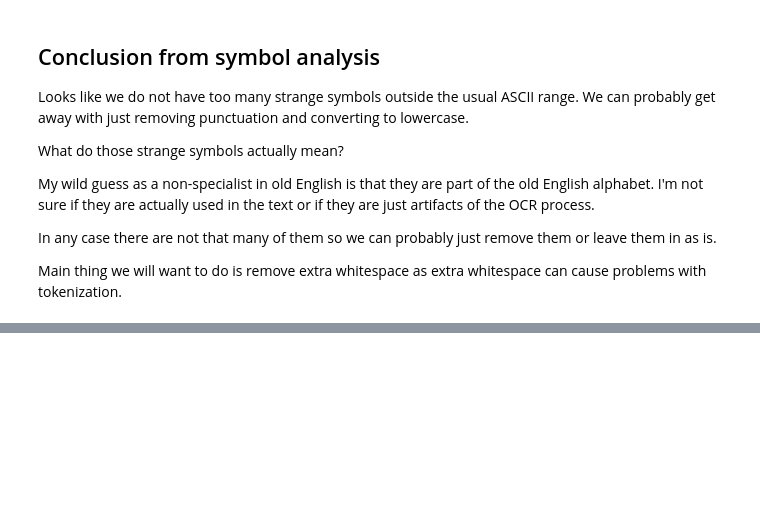
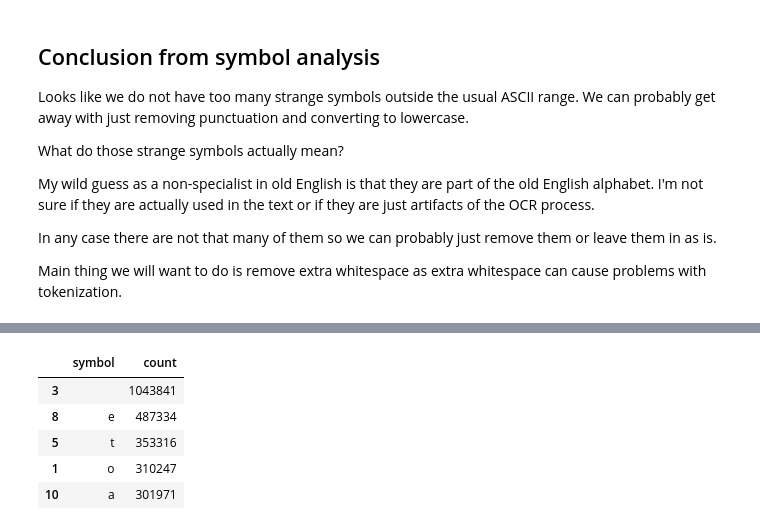
Before and after one commit to ValRCS/BSSDH_2023_workshop, a Jupyter notebook: notebooks/day1_part2_processing.ipynb, the cells around one changed output, grey strips where cells are left out. Saved outputs shown, nothing was run; the diff lists cells and outputs as text; code cells hidden in the pictures; blank space fills up the shorter version.

```diff
--- a/notebooks/day1_part2_processing.ipynb
+++ b/notebooks/day1_part2_processing.ipynb
@@ -188,3 +197,22 @@ My wild guess as a non-specialist in old English is that they are part of the ol
 In any case there are not that many of them so we can probably just remove them or leave them in as is.
 
 Main thing we will want to do is remove extra whitespace as extra whitespace can cause problems with tokenization.
+# %%
+# let's replace extra whitespace with single whitespace
+# we will use regular expression for this
+# to test your regex you can use https://regex101.com/
+
+# let's define a function that will replace all the extra whitespace with single whitespace
+def replace_whitespace(text):
+    return re.sub(r'\s+', ' ', text) # \s means whitespace, + means one or more, r means raw string - why? because it's easier to read
+# %%
+# now let's apply this function to all the text in the dataframe
+# start of cleaning
+print(f"Start cleaning at {datetime.now()}")
+
+df['text'] = df.text.apply(replace_whitespace)
+print(f"End cleaning at {datetime.now()}")
+# warning - this might take a while on large dataframes
+# also this replaces all the text in the dataframe
+# if we wanted to keep original we could have created a new column
+# with df['text_clean'] = df.text.apply(replace_whitespace)
@@ -190,0 +222,22 @@ Main thing we will want to do is remove extra whitespace as extra whitespace can
+# %%
+# let's see our unique symbols again
+# let's make a function that will take a dataframe and column name and return counter of symbols
+def get_symbol_counter(df, column_name):
+    full_text = " ".join(list(df[column_name].apply(str)))
+    # is there anything missing/extra here? class question
+    counter = Counter(full_text)
+    return pd.DataFrame.from_dict(counter, orient='index').reset_index()
+
+# let's get the counter
+df_symbols_cleaned = get_symbol_counter(df, 'text')
+df_symbols_cleaned.columns = ['symbol', 'count']
+# sort by count
+df_symbols_cleaned.sort_values(by='count', ascending=False, inplace=True)
+df_symbols_cleaned.head()
+# %% [output]
+|  | symbol | count |
+| 3 |  | 1043841 |
+| 8 | e | 487334 |
+| 5 | t | 353316 |
+| 1 | o | 310247 |
+| 10 | a | 301971 |
```
Also changed, not shown: parts of 4 cells of this notebook.
